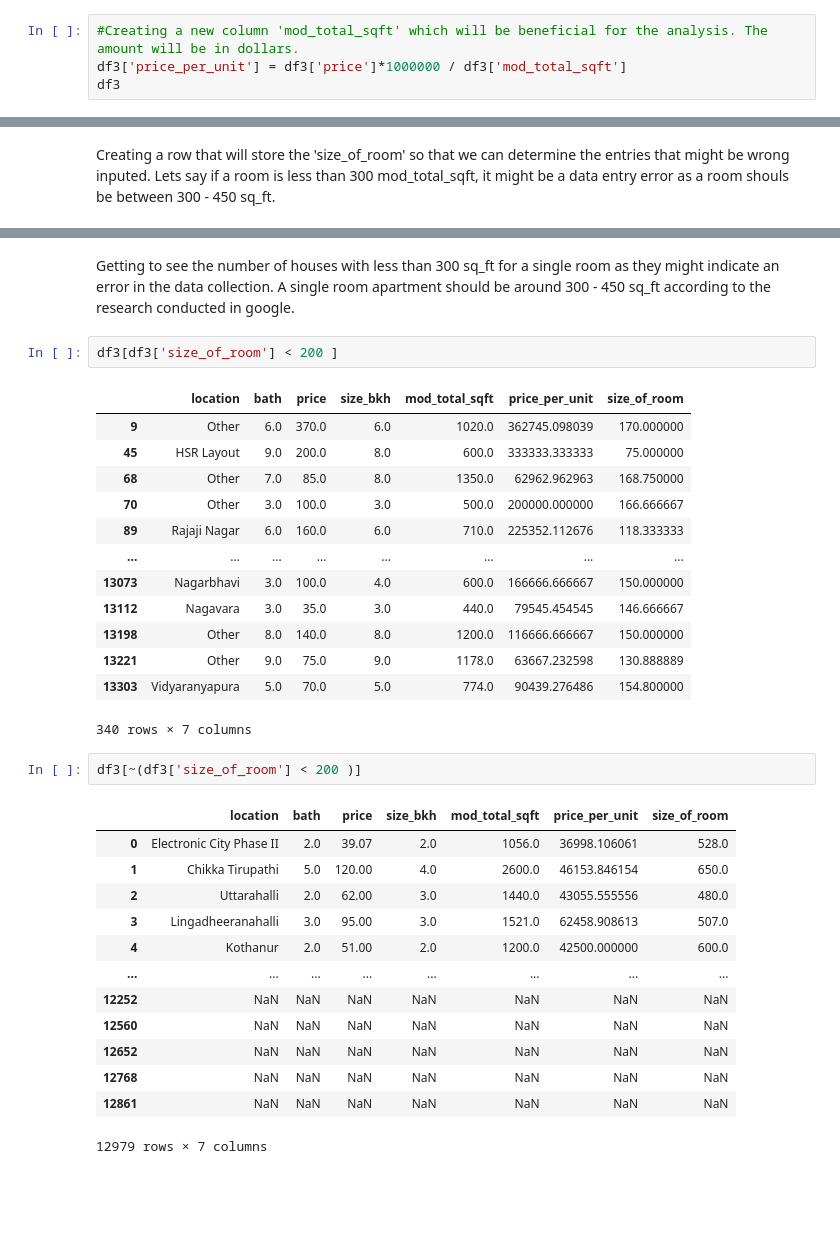
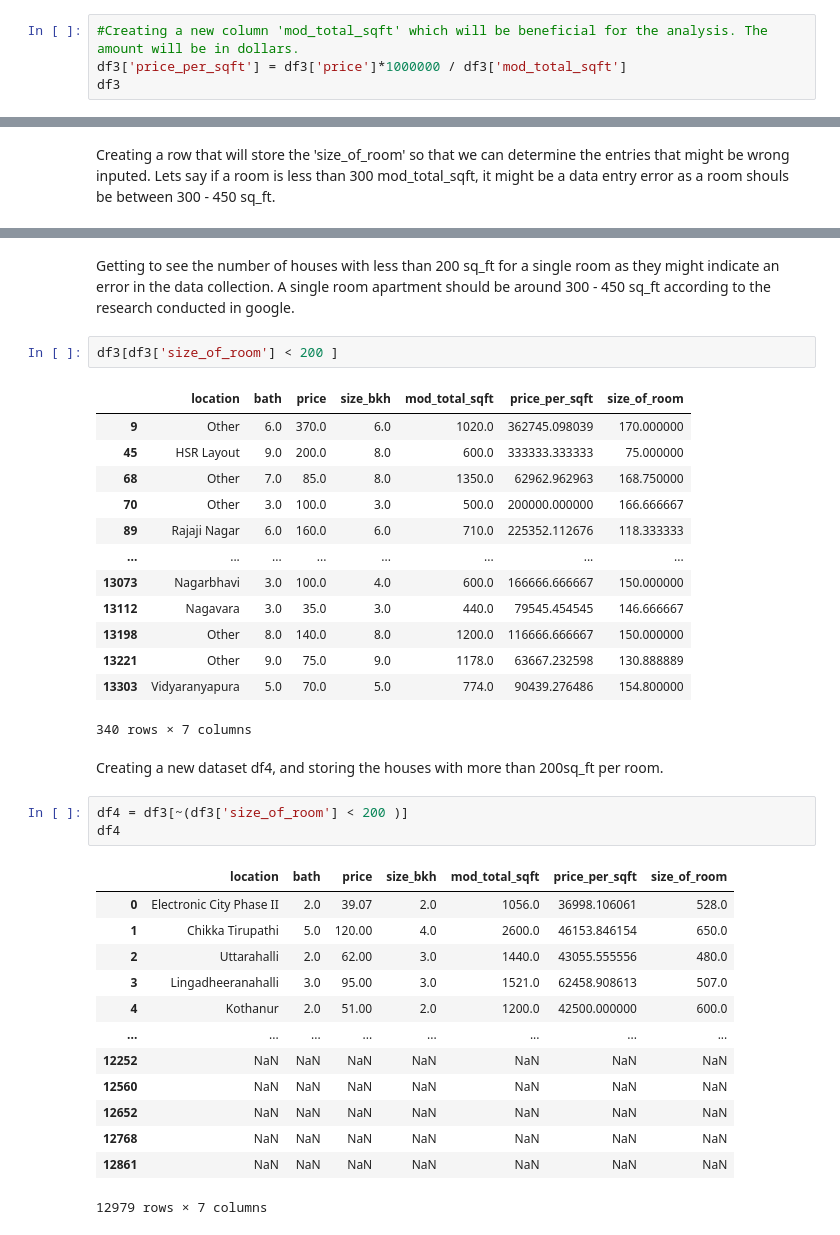
Before and after one commit to Begge10850/India_House_Prediction, a Jupyter notebook: rent_prediction.ipynb, the cells around one changed output, grey strips where cells are left out. Saved outputs shown, nothing was run; the diff lists cells and outputs as text; blank space fills up the shorter version.

```diff
--- a/rent_prediction.ipynb
+++ b/rent_prediction.ipynb
@@ -231,6 +231,6 @@ print(location_value_count(x))
 1
 # %%
 #Creating a new column 'mod_total_sqft' which will be beneficial for the analysis. The amount will be in dollars.
-df3['price_per_unit'] = df3['price']*1000000 / df3['mod_total_sqft']
+df3['price_per_sqft'] = df3['price']*1000000 / df3['mod_total_sqft']
 df3
 # %% [output]
@@ -343,11 +343,11 @@ df3
 | 12861 | NaN | NaN | NaN | NaN | NaN | NaN | NaN |
 13319 rows × 7 columns
 # %% [markdown]
-Getting to see the number of houses with less than 300 sq_ft for a single room as they might indicate an error in the data collection. A single room apartment should be around 300 - 450 sq_ft according to the research conducted in google.
+Getting to see the number of houses with less than 200 sq_ft for a single room as they might indicate an error in the data collection. A single room apartment should be around 300 - 450 sq_ft according to the research conducted in google.
 # %%
 df3[df3['size_of_room'] < 200 ]
 # %% [output]
-|  | location | bath | price | size_bkh | mod_total_sqft | price_per_unit | size_of_room |
+|  | location | bath | price | size_bkh | mod_total_sqft | price_per_sqft | size_of_room |
 | 9 | Other | 6.0 | 370.0 | 6.0 | 1020.0 | 362745.098039 | 170.000000 |
 | 45 | HSR Layout | 9.0 | 200.0 | 8.0 | 600.0 | 333333.333333 | 75.000000 |
 | 68 | Other | 7.0 | 85.0 | 8.0 | 1350.0 | 62962.962963 | 168.750000 |
@@ -360,10 +360,13 @@ df3[df3['size_of_room'] < 200 ]
 | 13221 | Other | 9.0 | 75.0 | 9.0 | 1178.0 | 63667.232598 | 130.888889 |
 | 13303 | Vidyaranyapura | 5.0 | 70.0 | 5.0 | 774.0 | 90439.276486 | 154.800000 |
 340 rows × 7 columns
+# %% [markdown]
+Creating a new dataset df4, and storing the houses with more than 200sq_ft per room.
 # %%
-df3[~(df3['size_of_room'] < 200 )]
+df4 = df3[~(df3['size_of_room'] < 200 )]
+df4
 # %% [output]
-|  | location | bath | price | size_bkh | mod_total_sqft | price_per_unit | size_of_room |
+|  | location | bath | price | size_bkh | mod_total_sqft | price_per_sqft | size_of_room |
 | 0 | Electronic City Phase II | 2.0 | 39.07 | 2.0 | 1056.0 | 36998.106061 | 528.0 |
 | 1 | Chikka Tirupathi | 5.0 | 120.00 | 4.0 | 2600.0 | 46153.846154 | 650.0 |
 | 2 | Uttarahalli | 2.0 | 62.00 | 3.0 | 1440.0 | 43055.555556 | 480.0 |
```
Also changed, not shown: parts of 7 cells of this notebook.
